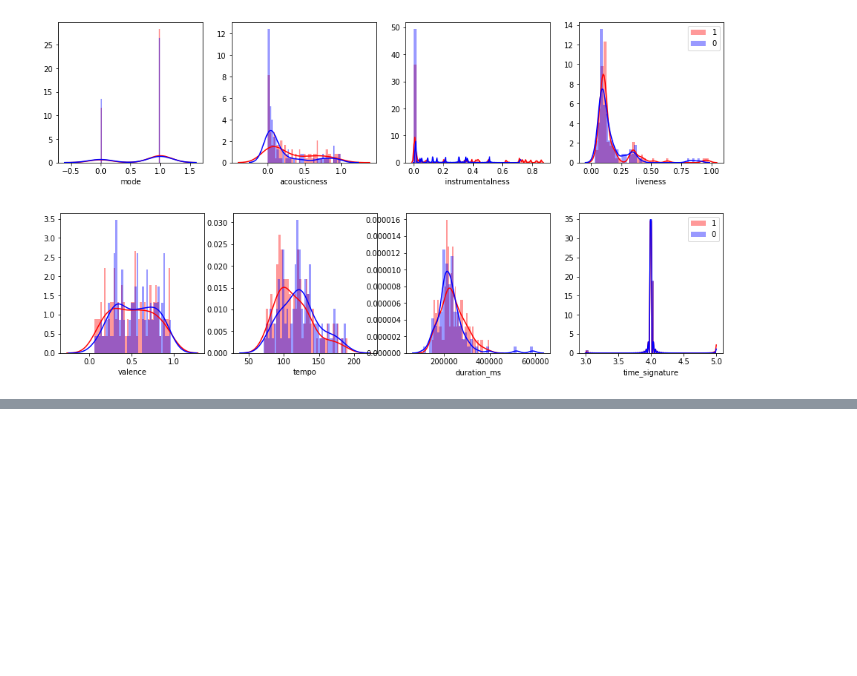
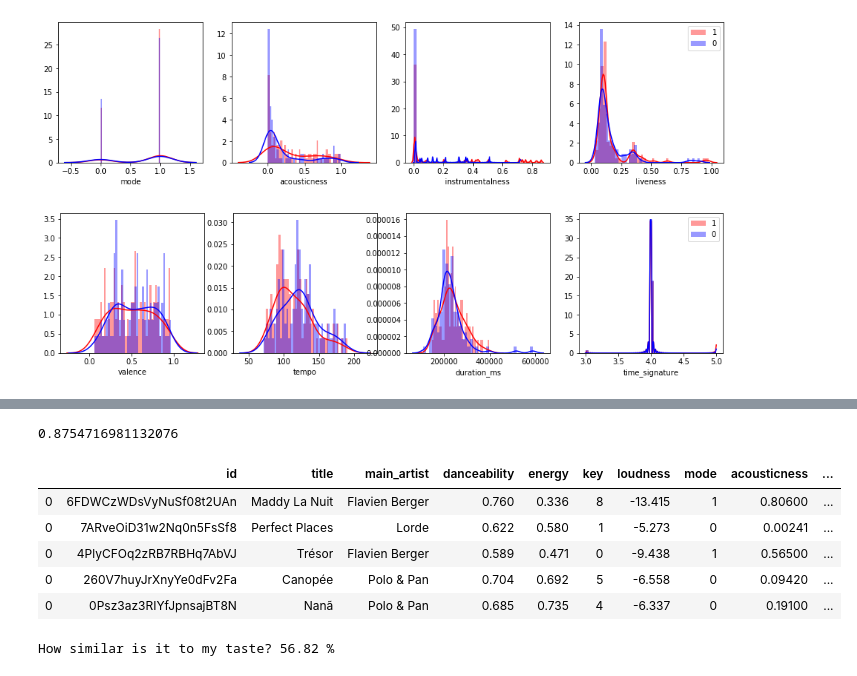
Before and after one commit to ritapereira10/Spotify-Analysis, a Jupyter notebook: Friends/TEST FRIENDS.ipynb, the cells around one changed output, grey strips where cells are left out. Cells and saved outputs as stored; diff of their text form; code cells hidden in the pictures; blank space fills up the shorter version.

```diff
--- a/Friends/TEST FRIENDS.ipynb
+++ b/Friends/TEST FRIENDS.ipynb
@@ -339,3 +339,40 @@ data[data['playlist']==1].sort_values("loudness", ascending = True).head(30)
 | 0 | 0ofHAoxe9vBkTCp2UQIavz | Dreams - 2004 Remaster | Fleetwood Mac | 0.828 | 0.4920 | 0 | -9.744 | 1 | 0.0644 | ... |
 | 0 | 0pdKRp2sUthTPe7RLWpPqQ | You're Somebody Else | flora cash | 0.713 | 0.4520 | 1 | -9.638 | 1 | 0.8410 | ... |
 | 0 | 7jLwNbEykLVZldRuvngpl9 | Fica Tudo Bem - Bhaskar Remix | Anitta | 0.871 | 0.4870 | 5 | -9.519 | 0 | 0.1850 | ... |
+# %%
+#using the best algorithm (have to train again...)
+
+data = pd.read_csv('my_data.csv')
+
+features = ['danceability', 'energy', 'key','loudness', 'mode', 'acousticness', 'instrumentalness', 'liveness',
+       'valence', 'tempo', 'duration_ms', 'time_signature']
+
+X = data[features]
+y = data['Like']
+X_train, X_test, y_train, y_test = train_test_split(X, y, random_state=0, test_size=0.1)
+
+clf=RandomForestClassifier(n_estimators=100)
+clf.fit(X_train,y_train)
+y_pred=clf.predict(X_test)
+
+metrics.accuracy_score(y_test, y_pred)
+# %% [output]
+0.8754716981132076
+# %%
+#new playlist
+
+pred = clf.predict_proba(new_df[features])[:,1]
+
+new_df['prediction'] = pred
+new_df.head()
+# %% [output]
+|  | id | title | main_artist | danceability | energy | key | loudness | mode | acousticness | ... |
+| 0 | 6FDWCzWDsVyNuSf08t2UAn | Maddy La Nuit | Flavien Berger | 0.760 | 0.336 | 8 | -13.415 | 1 | 0.80600 | ... |
+| 0 | 7ARveOiD31w2Nq0n5FsSf8 | Perfect Places | Lorde | 0.622 | 0.580 | 1 | -5.273 | 0 | 0.00241 | ... |
+| 0 | 4PlyCFOq2zRB7RBHq7AbVJ | Trésor | Flavien Berger | 0.589 | 0.471 | 0 | -9.438 | 1 | 0.56500 | ... |
+| 0 | 260V7huyJrXnyYe0dFv2Fa | Canopée | Polo & Pan | 0.704 | 0.692 | 5 | -6.558 | 0 | 0.09420 | ... |
+| 0 | 0Psz3az3RIYfJpnsajBT8N | Nanã | Polo & Pan | 0.685 | 0.735 | 4 | -6.337 | 0 | 0.19100 | ... |
+# %%
+print("How similar is it to my taste?", round(new_df['prediction'].mean()*100,3), "%")
+# %% [output]
+How similar is it to my taste? 56.82 %
```
Also changed, not shown: parts of 1 cell of this notebook, 5 other files.
